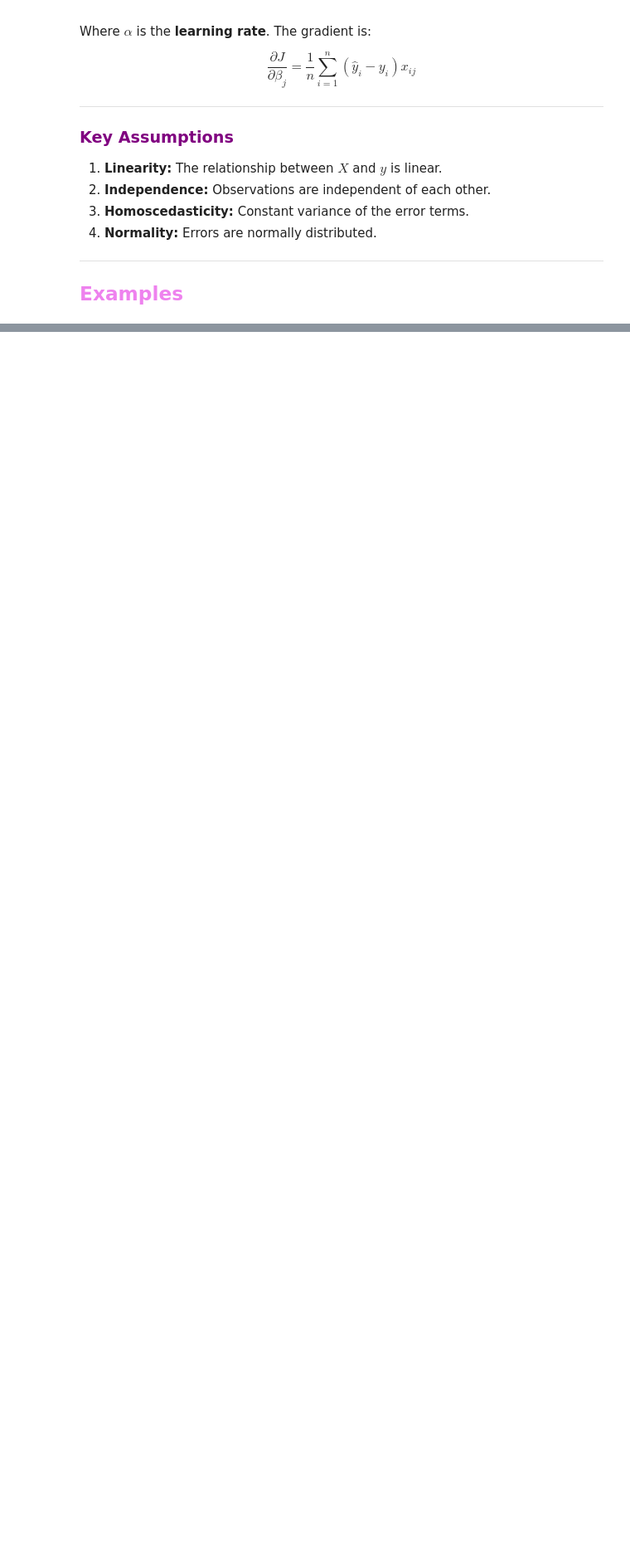
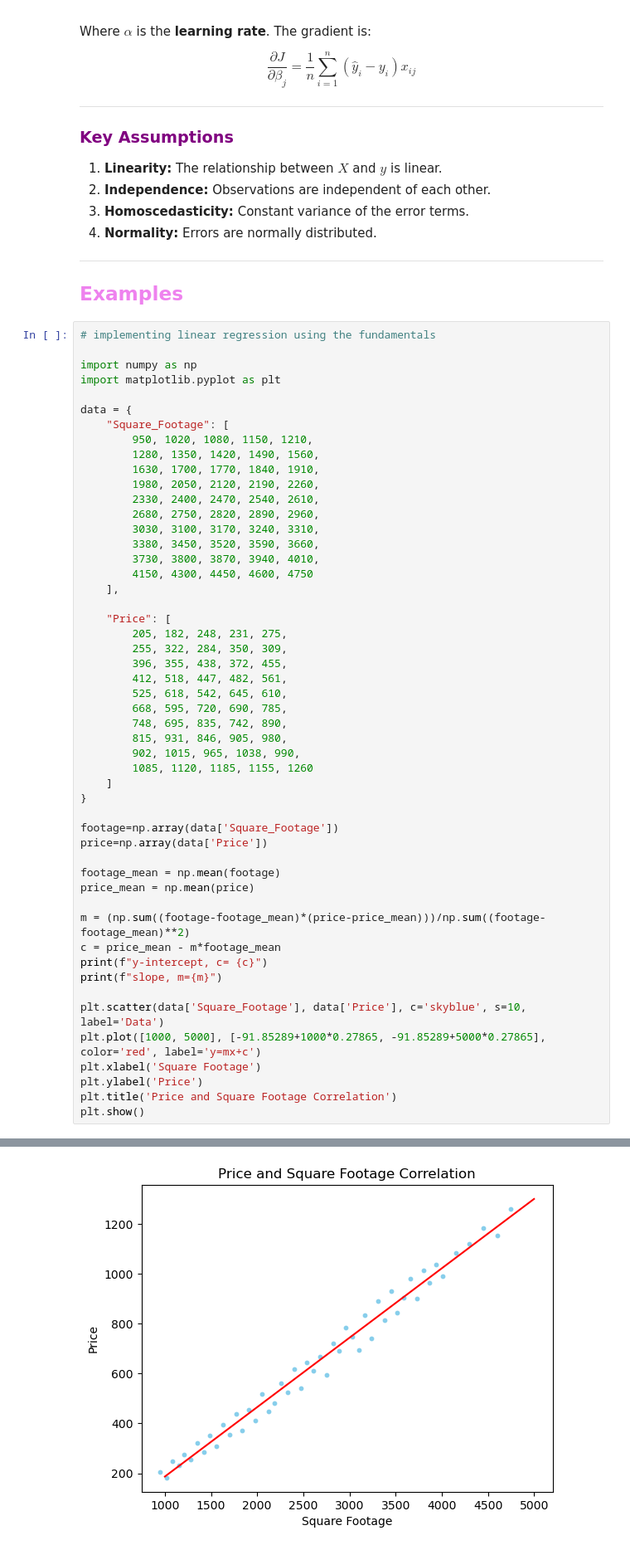
Before and after one commit to bdixit25/DataScience_Courses, a Jupyter notebook: Course_5_Machine_Learning/Module_1.ipynb, the cells around one changed output, grey strips where cells are left out. Shown at 83% size. Cells and saved outputs as stored; diff of their text form; blank space fills up the shorter version.

Commit message:
Linear Regression Examples

```diff
--- a/Course_5_Machine_Learning/Module_1.ipynb
+++ b/Course_5_Machine_Learning/Module_1.ipynb
@@ -378,3 +378,55 @@ $$\frac{\partial J}{\partial \beta_j} = \frac{1}{n} \sum_{i=1}^{n} (\hat{y}_i -
 ---
 
 ## <font color='violet'> Examples </font>
+# %%
+# implementing linear regression using the fundamentals
+
+import numpy as np
+import matplotlib.pyplot as plt
+
+data = {
+    "Square_Footage": [
+        950, 1020, 1080, 1150, 1210,
+        1280, 1350, 1420, 1490, 1560,
+        1630, 1700, 1770, 1840, 1910,
+        1980, 2050, 2120, 2190, 2260,
+        2330, 2400, 2470, 2540, 2610,
+        2680, 2750, 2820, 2890, 2960,
+        3030, 3100, 3170, 3240, 3310,
+        3380, 3450, 3520, 3590, 3660,
+        3730, 3800, 3870, 3940, 4010,
+        4150, 4300, 4450, 4600, 4750
+    ],
+
+    "Price": [
+        205, 182, 248, 231, 275,
+        255, 322, 284, 350, 309,
+        396, 355, 438, 372, 455,
+        412, 518, 447, 482, 561,
+        525, 618, 542, 645, 610,
+        668, 595, 720, 690, 785,
+        748, 695, 835, 742, 890,
+        815, 931, 846, 905, 980,
+        902, 1015, 965, 1038, 990,
+        1085, 1120, 1185, 1155, 1260
+    ]
+}
+
+footage=np.array(data['Square_Footage'])
+price=np.array(data['Price'])
+
+footage_mean = np.mean(footage)
+price_mean = np.mean(price)
+
+m = (np.sum((footage-footage_mean)*(price-price_mean)))/np.sum((footage-footage_mean)**2)
+c = price_mean - m*footage_mean
+print(f"y-intercept, c= {c}")
+print(f"slope, m={m}")
+
+plt.scatter(data['Square_Footage'], data['Price'], c='skyblue', s=10, label='Data')
+plt.plot([1000, 5000], [-91.85289+1000*0.27865, -91.85289+5000*0.27865], color='red', label='y=mx+c')
+plt.xlabel('Square Footage')
+plt.ylabel('Price')
+plt.title('Price and Square Footage Correlation')
+plt.show()
+# %% [output]
@@ -380,0 +435 @@ $$\frac{\partial J}{\partial \beta_j} = \frac{1}{n} \sum_{i=1}^{n} (\hat{y}_i -
+[figure, added]
```
Also changed, not shown: parts of 2 cells of this notebook.
